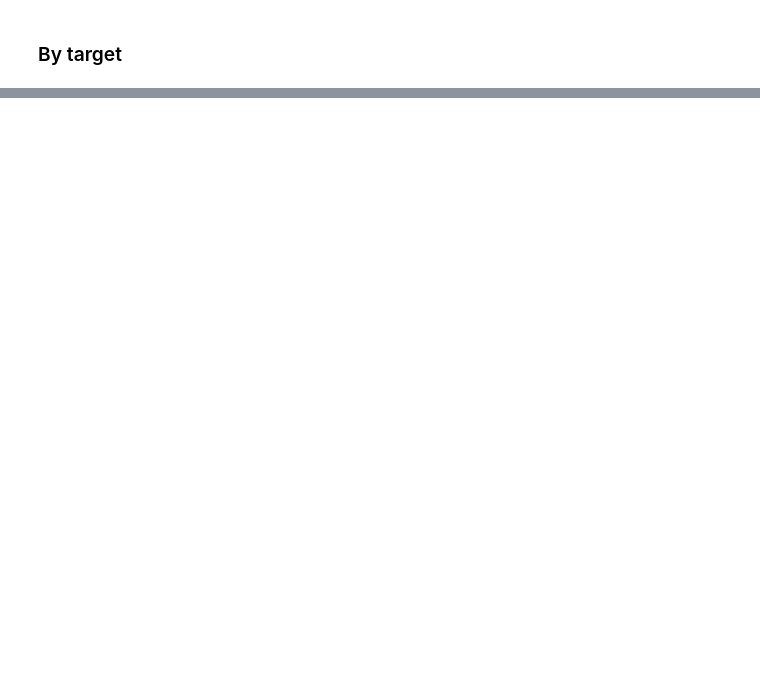
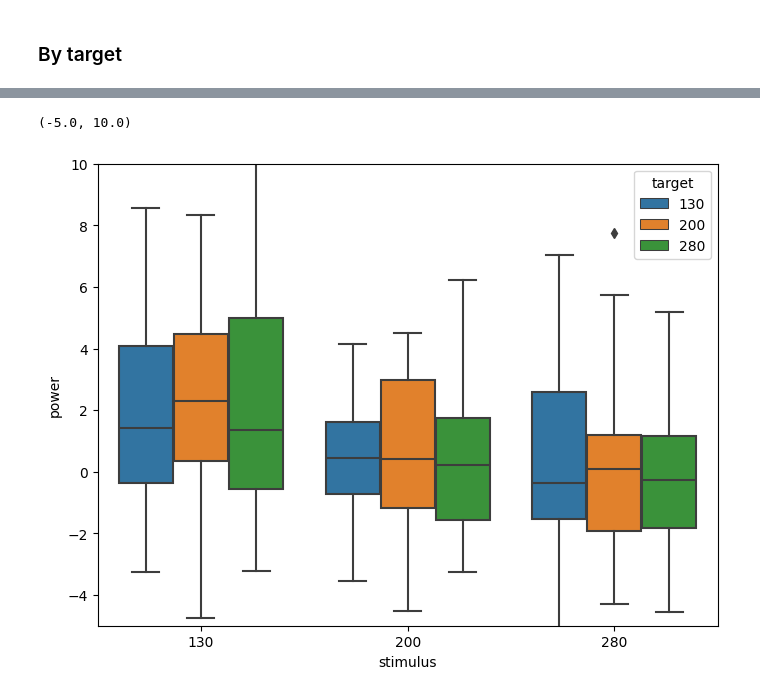
Before and after one commit to letitiayhho/tone-target-monitoring, a Jupyter notebook: analysis/ffr.ipynb, the cells around one changed output, grey strips where cells are left out. Drawn from its saved outputs; the diff is of its cells as text; code cells hidden in the pictures; blank space fills up the shorter version.

```diff
--- a/analysis/ffr.ipynb
+++ b/analysis/ffr.ipynb
@@ -149,0 +157,13 @@ plt.tight_layout()
+# %%
+power_f0 = pd.DataFrame()
+stimuli = [130, 200, 280]
+for stim in stimuli:
+    idx = np.abs(spectrums_sub.frequency - stim).argmin()
+    hz = spectrums_sub.frequency[idx]
+    stim_spectrum = spectrums_sub[spectrums_sub.frequency == hz]
+    power_f0 = pd.concat([power_f0, stim_spectrum])
+    # break
+power_f0 = power_f0.reset_index(drop = True)
+power_f0.to_csv('power_f0.csv', index = False)
+power_f0 = pd.read_csv('power_f0.csv')
+power_f0
@@ -149,0 +184,8 @@ plt.tight_layout()
+# %%
+tmp = power_f0[(power_f0.frequency < 130) & (power_f0.frequency > 129)]
+fig, ax = plt.subplots(figsize=(8, 6))
+graph = sns.boxplot(tmp, x = 'stimulus', y = 'power', hue = 'target', ax = ax)
+graph.set_ylim(-5, 10)
+# %% [output]
+(-5.0, 10.0)
+[figure, added]
```
Also changed, not shown: parts of 15 cells of this notebook.
